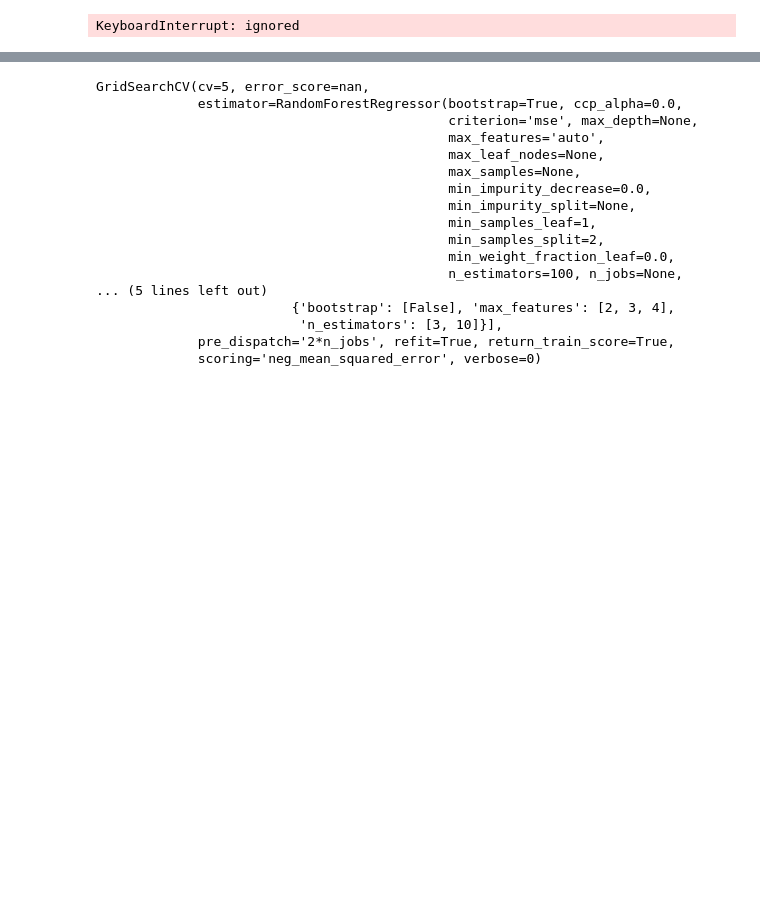
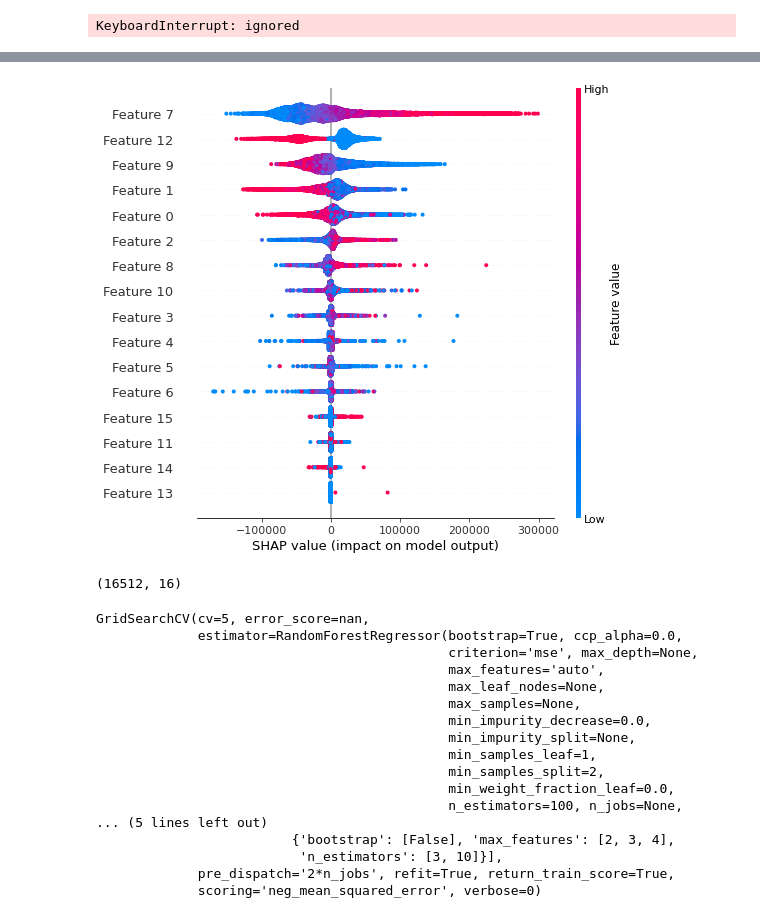
Before and after one commit to Smartsie/Playground, a Jupyter notebook: Hands_on_Machine_Learning_Ex_1_Housing.ipynb, the cells around one changed output, grey strips where cells are left out. Drawn from its saved outputs; the diff is of its cells as text; code cells hidden in the pictures; blank space fills up the shorter version.

Commit message:
Added shap values plot

```diff
--- a/Hands_on_Machine_Learning_Ex_1_Housing.ipynb
+++ b/Hands_on_Machine_Learning_Ex_1_Housing.ipynb
@@ -186,7 +139,7 @@ num_pipeline=Pipeline([
 ])
 # %%
 housing_num=housing.drop('ocean_proximity',axis=1)
-housing_num_tr=num_pipeline.fit_transform(housing_num)
+#housing_num_tr=num_pipeline.fit_transform(housing_num)
 # %%
 from sklearn.compose import ColumnTransformer
 num_attribs=list(housing_num) # extracts columns names
@@ -229,5 +184,8 @@ KeyboardInterrupt: ignored
 print(scores)
 # %%
 import shap
-shap_values = shap.TreeExplainer(model).shap_values(housing_prepared)
-shap.summary_plot(shap_values, housing_prepared, plot_type="bar")
+#shap_values = shap.TreeExplainer(model).shap_values(housing_prepared)
+#shap_values = shap.Explainer(model.predict).shap_values(housing)
+shap_values = shap.explainers.Tree(model).shap_values(housing_prepared)
+
+#shap.summary_plot(shap_values, housing_prepared, plot_type="bar")
@@ -234,3 +196,11 @@ shap.summary_plot(shap_values, housing_prepared, plot_type="bar")
+# %%
+shap.summary_plot(shap_values, housing_prepared)
+# %% [output]
+[figure, added]
+# %%
+housing_prepared.shape
+# %% [output]
+(16512, 16)
 # %%
 from sklearn.model_selection import GridSearchCV
 # %%
```
Also changed, not shown: parts of 15 cells of this notebook.
